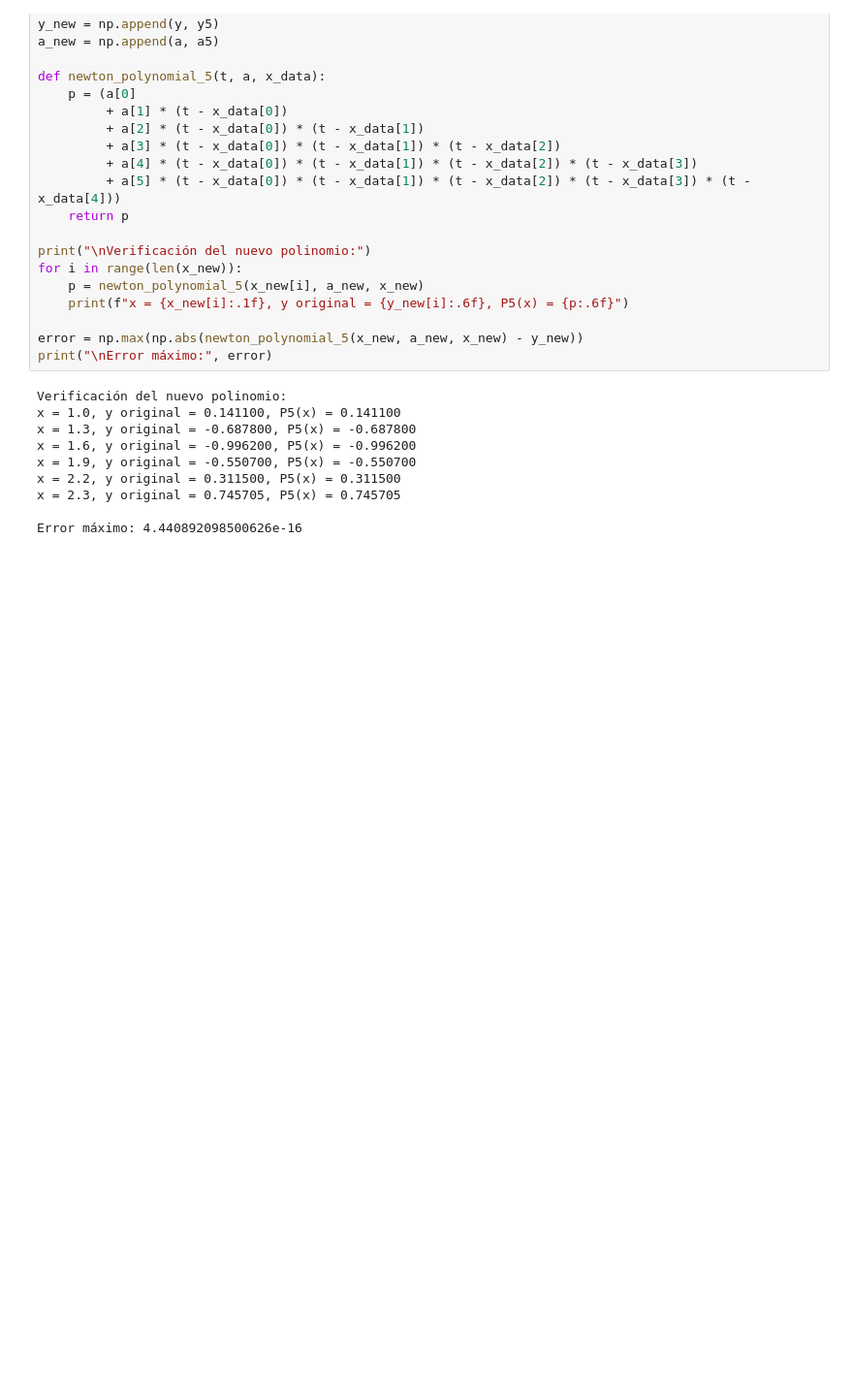
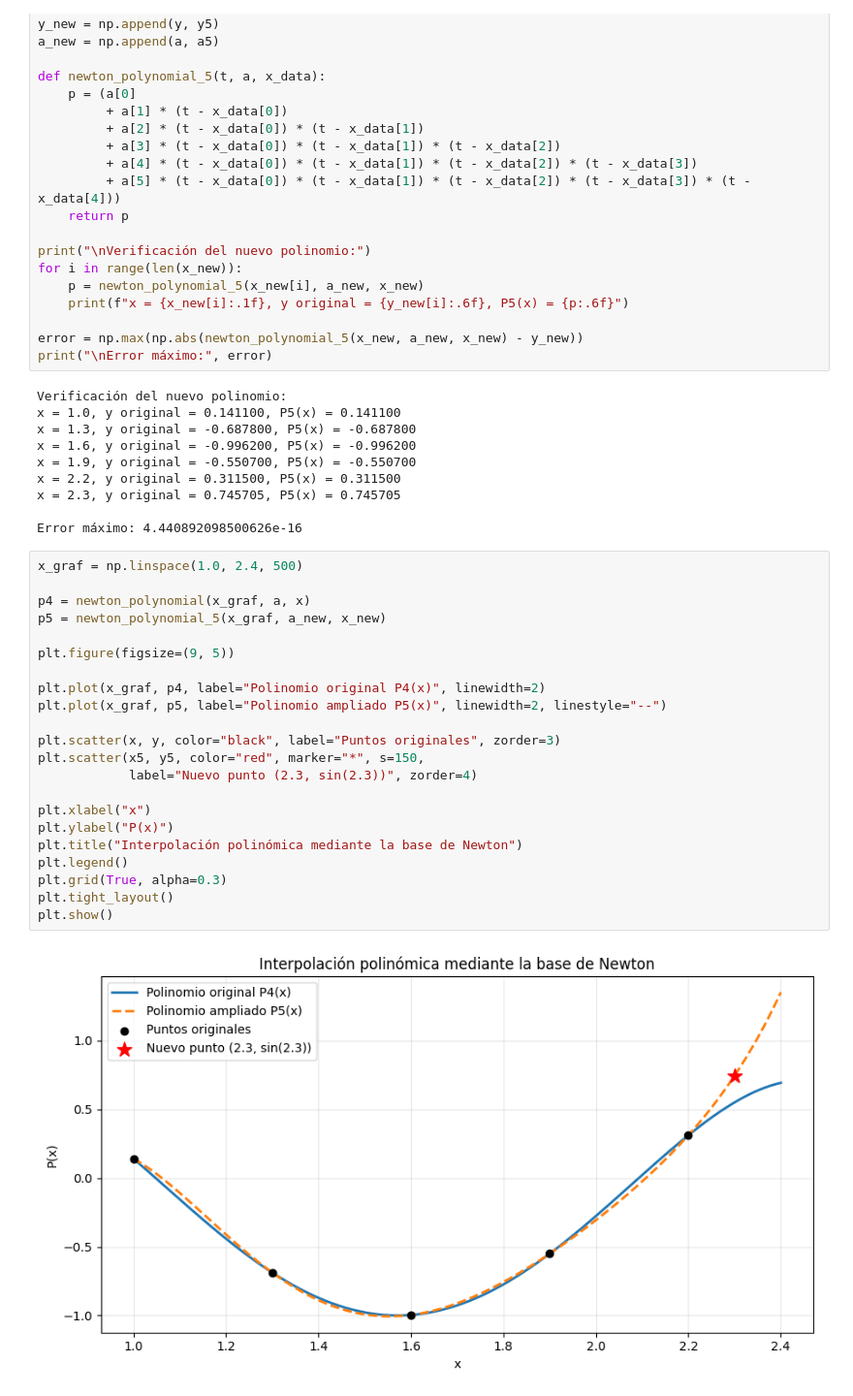
Before and after one commit to ignaciochaconuc/UC, a Jupyter notebook: CFD/Tarea 2/Tarea 2.ipynb, the cells around one changed output. Shown at 97% size. Cells and saved outputs as stored; diff of their text form; blank space fills up the shorter version.

```diff
--- a/CFD/Tarea 2/Tarea 2.ipynb
+++ b/CFD/Tarea 2/Tarea 2.ipynb
@@ -511,3 +512,27 @@ x = 2.2, y original = 0.311500, P5(x) = 0.311500
 x = 2.3, y original = 0.745705, P5(x) = 0.745705
 
 Error máximo: 4.440892098500626e-16
+# %%
+x_graf = np.linspace(1.0, 2.4, 500)
+
+p4 = newton_polynomial(x_graf, a, x)
+p5 = newton_polynomial_5(x_graf, a_new, x_new)
+
+plt.figure(figsize=(9, 5))
+
+plt.plot(x_graf, p4, label="Polinomio original P4(x)", linewidth=2)
+plt.plot(x_graf, p5, label="Polinomio ampliado P5(x)", linewidth=2, linestyle="--")
+
+plt.scatter(x, y, color="black", label="Puntos originales", zorder=3)
+plt.scatter(x5, y5, color="red", marker="*", s=150,
+            label="Nuevo punto (2.3, sin(2.3))", zorder=4)
+
+plt.xlabel("x")
+plt.ylabel("P(x)")
+plt.title("Interpolación polinómica mediante la base de Newton")
+plt.legend()
+plt.grid(True, alpha=0.3)
+plt.tight_layout()
+plt.show()
+# %% [output]
+[figure, added]
```
Also changed, not shown: parts of 1 cell of this notebook.
